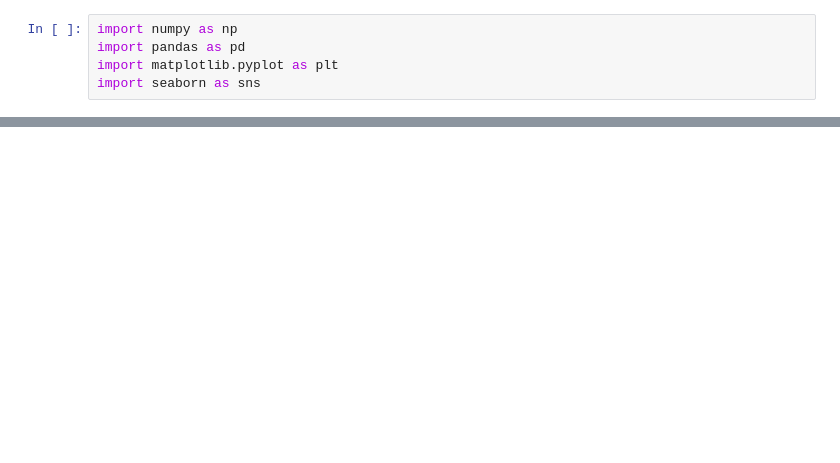
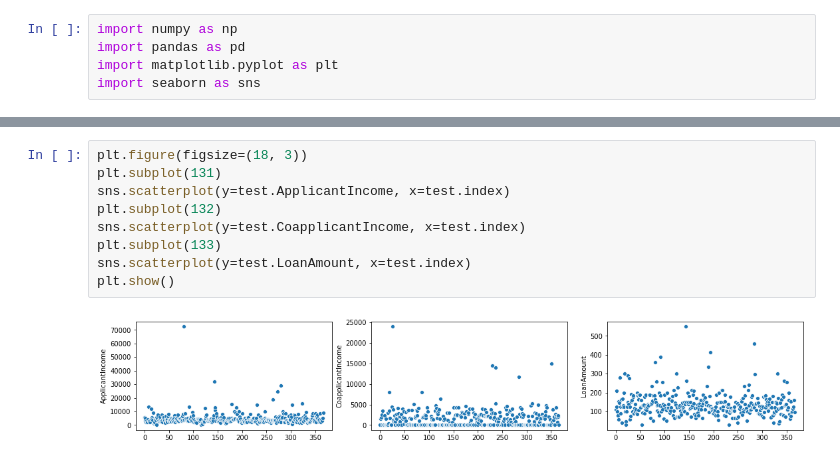
Before and after one commit to norendas/AV_ML_TimeLine, a Jupyter notebook: LoanPrediction/Loan_Prediction_EDA.ipynb, the cells around one changed output, grey strips where cells are left out. Saved outputs shown, nothing was run; the diff lists cells and outputs as text; blank space fills up the shorter version.

```diff
--- a/LoanPrediction/Loan_Prediction_EDA.ipynb
+++ b/LoanPrediction/Loan_Prediction_EDA.ipynb
@@ -52,0 +48,11 @@ data.columns , data.dtypes
+# %%
+plt.figure(figsize=(18, 3))
+plt.subplot(131)
+sns.scatterplot(y=test.ApplicantIncome, x=test.index)
+plt.subplot(132)
+sns.scatterplot(y=test.CoapplicantIncome, x=test.index)
+plt.subplot(133)
+sns.scatterplot(y=test.LoanAmount, x=test.index)
+plt.show()
+# %% [output]
+[figure, added]
```
Also changed, not shown: parts of 52 cells of this notebook, 7 other files.
